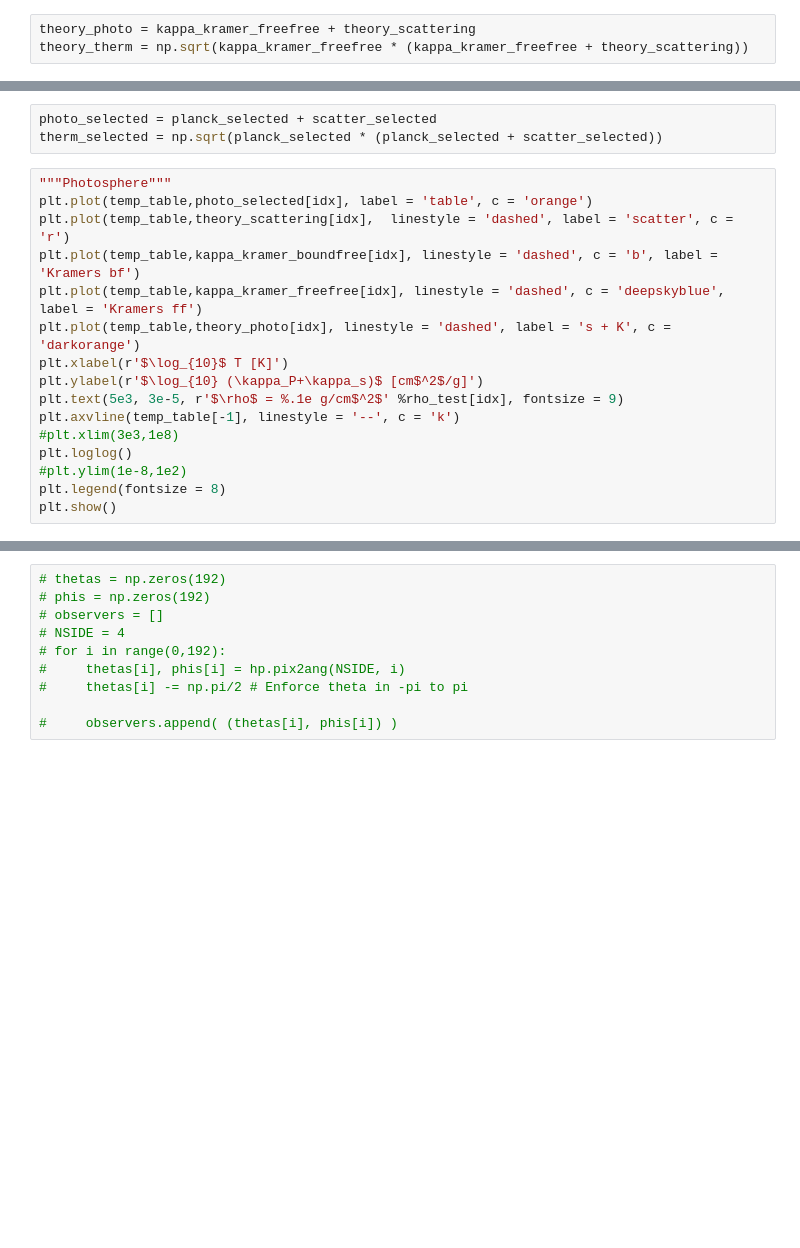
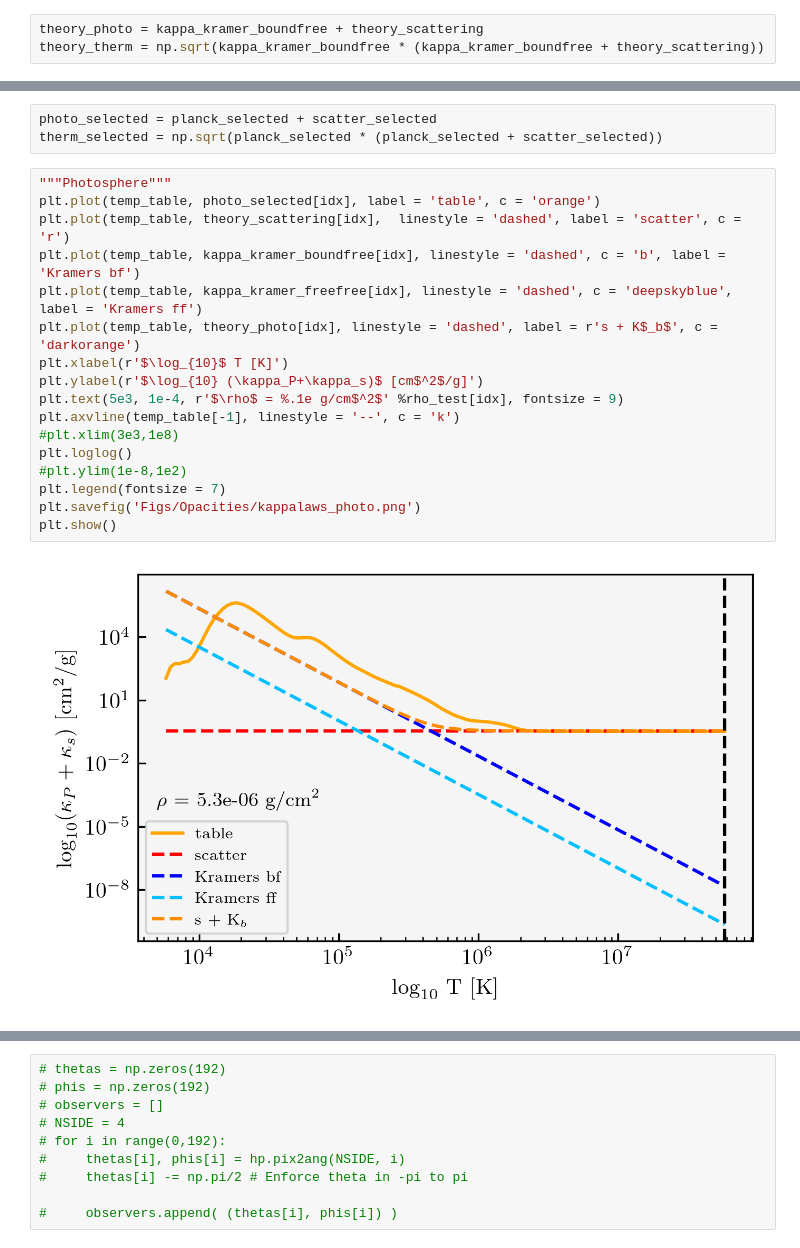
Before and after one commit to KKilmetis8/tde_comparison, a Jupyter notebook: test_opacity.ipynb, the cells around one changed output, grey strips where cells are left out. Drawn from its saved outputs; the diff is of its cells as text; blank space fills up the shorter version.

```diff
--- a/test_opacity.ipynb
+++ b/test_opacity.ipynb
@@ -154,7 +162,7 @@ kappa_kramer = np.array(kappa_kramer_freefree)
 theory_scattering = np.array(theory_scattering)
 # %%
-theory_photo = kappa_kramer_freefree + theory_scattering
-theory_therm = np.sqrt(kappa_kramer_freefree * (kappa_kramer_freefree + theory_scattering))
+theory_photo = kappa_kramer_boundfree + theory_scattering
+theory_therm = np.sqrt(kappa_kramer_boundfree * (kappa_kramer_boundfree + theory_scattering))
 # %%
 planck_selected = np.array(planck_selected)
 scatter_selected = np.array(scatter_selected)
@@ -163,20 +171,23 @@ photo_selected = planck_selected + scatter_selected
 therm_selected = np.sqrt(planck_selected * (planck_selected + scatter_selected))
 # %%
 """Photosphere"""
-plt.plot(temp_table,photo_selected[idx], label = 'table', c = 'orange')
-plt.plot(temp_table,theory_scattering[idx],  linestyle = 'dashed', label = 'scatter', c = 'r')
-plt.plot(temp_table,kappa_kramer_boundfree[idx], linestyle = 'dashed', c = 'b', label = 'Kramers bf')
-plt.plot(temp_table,kappa_kramer_freefree[idx], linestyle = 'dashed', c = 'deepskyblue', label = 'Kramers ff')
-plt.plot(temp_table,theory_photo[idx], linestyle = 'dashed', label = 's + K', c = 'darkorange')
+plt.plot(temp_table, photo_selected[idx], label = 'table', c = 'orange')
+plt.plot(temp_table, theory_scattering[idx],  linestyle = 'dashed', label = 'scatter', c = 'r')
+plt.plot(temp_table, kappa_kramer_boundfree[idx], linestyle = 'dashed', c = 'b', label = 'Kramers bf')
+plt.plot(temp_table, kappa_kramer_freefree[idx], linestyle = 'dashed', c = 'deepskyblue', label = 'Kramers ff')
+plt.plot(temp_table, theory_photo[idx], linestyle = 'dashed', label = r's + K$_b$', c = 'darkorange')
 plt.xlabel(r'$\log_{10}$ T [K]')
 plt.ylabel(r'$\log_{10} (\kappa_P+\kappa_s)$ [cm$^2$/g]')
-plt.text(5e3, 3e-5, r'$\rho$ = %.1e g/cm$^2$' %rho_test[idx], fontsize = 9)
+plt.text(5e3, 1e-4, r'$\rho$ = %.1e g/cm$^2$' %rho_test[idx], fontsize = 9)
 plt.axvline(temp_table[-1], linestyle = '--', c = 'k')
 #plt.xlim(3e3,1e8)
 plt.loglog()
 #plt.ylim(1e-8,1e2)
-plt.legend(fontsize = 8)
+plt.legend(fontsize = 7)
+plt.savefig('Figs/Opacities/kappalaws_photo.png')
 plt.show()
+# %% [output]
+[figure, added]
 # %%
 """Therm radius"""
 plt.plot(temp_table,therm_selected[idx], label = 'table', c = 'orange')
```
Also changed, not shown: parts of 7 cells of this notebook, 9 other files.
